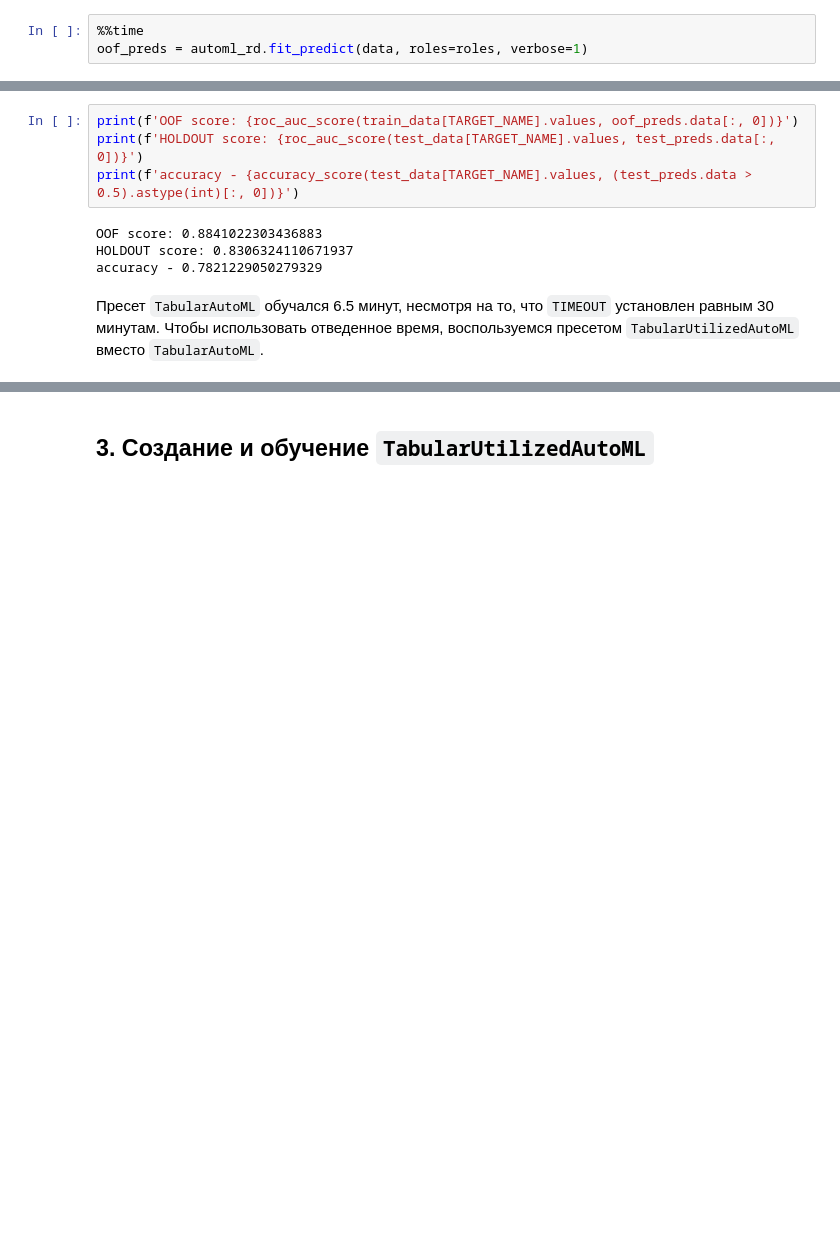
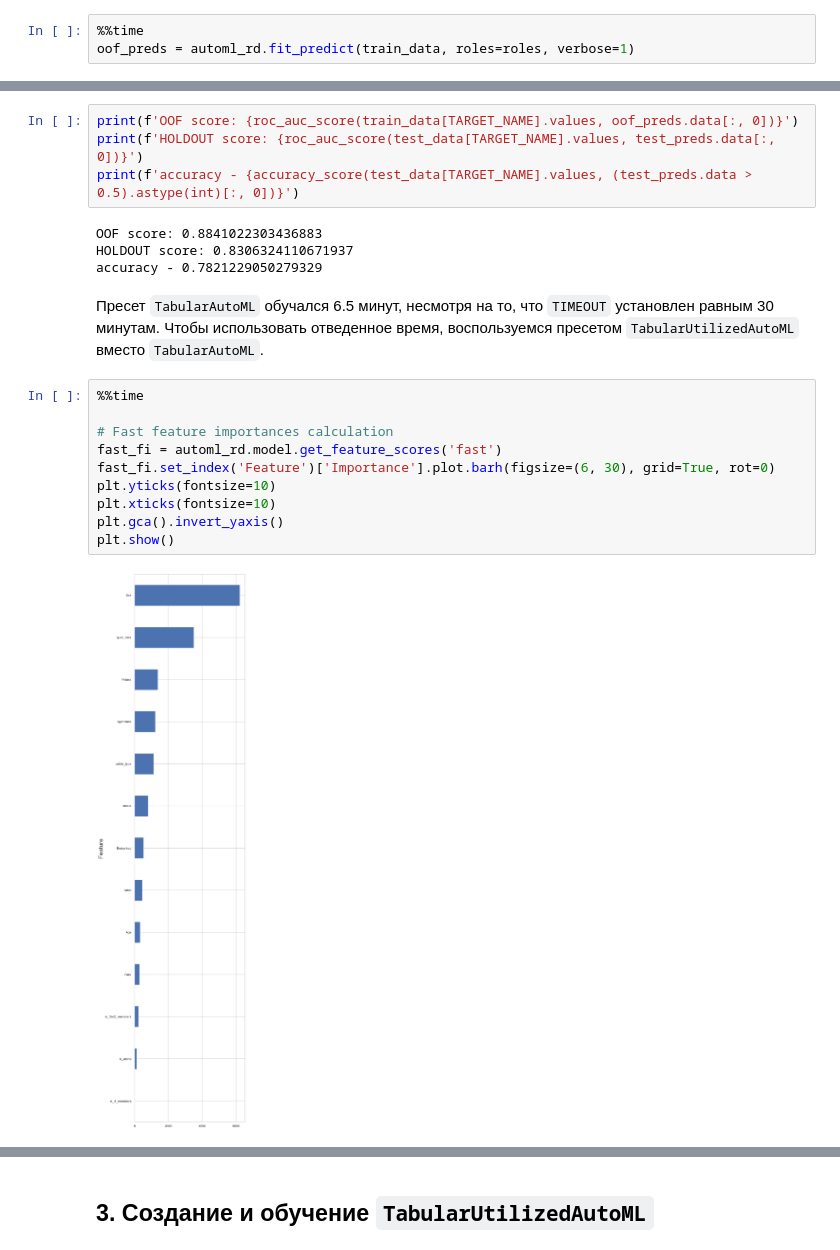
Before and after one commit to KuBaN658/kaggle, a Jupyter notebook: titanic/titanic_lightAutoML.ipynb, the cells around one changed output, grey strips where cells are left out. Drawn from its saved outputs; the diff is of its cells as text; blank space fills up the shorter version.

```diff
--- a/titanic/titanic_lightAutoML.ipynb
+++ b/titanic/titanic_lightAutoML.ipynb
@@ -120,5 +118,5 @@ automl = TabularAutoML(
 automl_rd = RD(automl)
 # %%
 %%time
-oof_preds = automl_rd.fit_predict(data, roles=roles, verbose=1)
+oof_preds = automl_rd.fit_predict(train_data, roles=roles, verbose=1)
 # %% [output]
@@ -193,3 +191,15 @@ HOLDOUT score: 0.8306324110671937
 accuracy - 0.7821229050279329
 # %% [markdown]
 Пресет `TabularAutoML` обучался 6.5 минут, несмотря на то, что `TIMEOUT` установлен равным 30 минутам. Чтобы использовать отведенное время, воспользуемся пресетом `TabularUtilizedAutoML` вместо `TabularAutoML`.
+# %%
+%%time
+
+# Fast feature importances calculation
+fast_fi = automl_rd.model.get_feature_scores('fast')
+fast_fi.set_index('Feature')['Importance'].plot.barh(figsize=(6, 30), grid=True, rot=0)
+plt.yticks(fontsize=10)
+plt.xticks(fontsize=10)
+plt.gca().invert_yaxis()
+plt.show()
+# %% [output]
+[figure, added]
```
Also changed, not shown: parts of 10 cells of this notebook, 7 other files.
